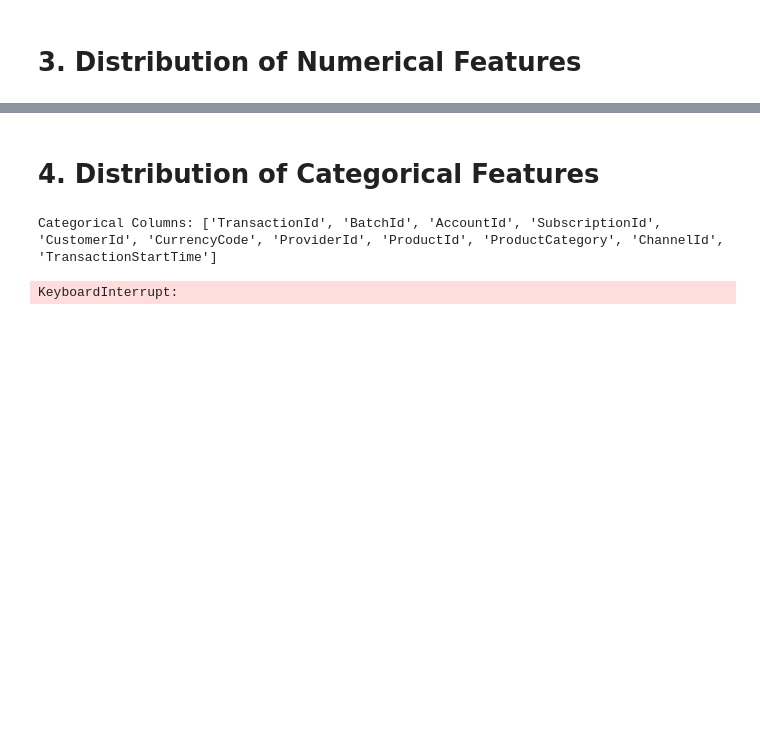
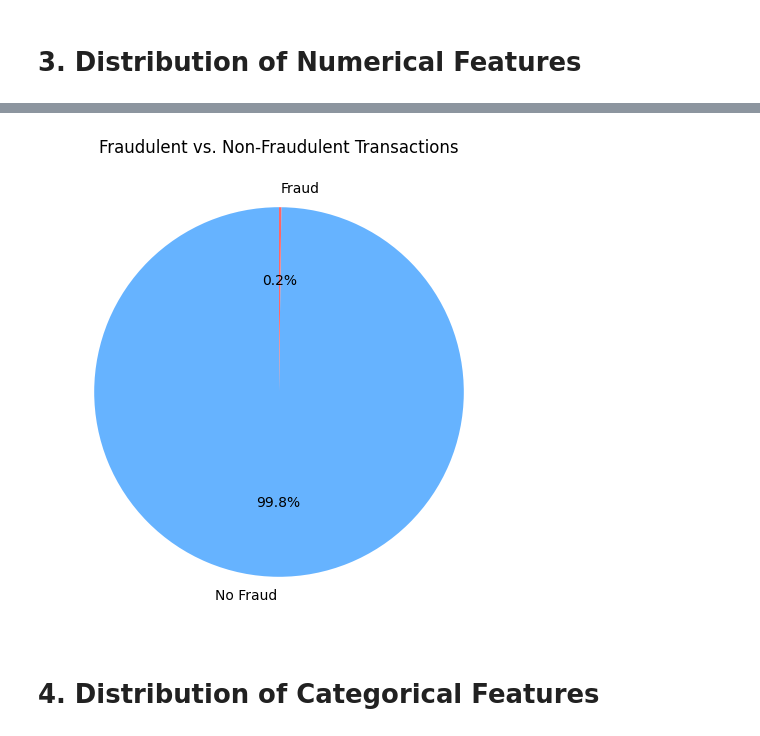
Before and after one commit to Isma7471/Credit-Scoring-Model, a Jupyter notebook: notebooks/01_data_exploration.ipynb, the cells around one changed output, grey strips where cells are left out. Saved outputs shown, nothing was run; the diff lists cells and outputs as text; code cells hidden in the pictures; blank space fills up the shorter version.

```diff
--- a/notebooks/01_data_exploration.ipynb
+++ b/notebooks/01_data_exploration.ipynb
@@ -78,17 +127,11 @@ Numerical Columns: ['CountryCode', 'Amount', 'Value', 'PricingStrategy', 'FraudR
+# %%
+# Fraud Result Count using Pie Chart
+fraud_counts = df['FraudResult'].value_counts()
+plt.figure(figsize=(6, 6))
+plt.pie(fraud_counts, labels=['No Fraud', 'Fraud'], autopct='%1.1f%%', startangle=90, colors=['#66b3ff','#ff6666'])
+plt.title('Fraudulent vs. Non-Fraudulent Transactions')
+plt.show()
+# %% [output]
+[figure, added]
 # %% [markdown]
 # 4. Distribution of Categorical Features
-# %%
-# 4. Distribution of Categorical Features
-categorical_cols = data.select_dtypes(include=['object', 'category']).columns
-print("\nCategorical Columns:", categorical_cols.tolist())
-for col in categorical_cols:
-    plt.figure(figsize=(8, 4))
-    sns.countplot(data=data, x=col, order=data[col].value_counts().index)
-    plt.title(f"Distribution of {col}")
-    plt.xlabel(col)
-    plt.ylabel("Count")
-    plt.xticks(rotation=45)
-    plt.show()
-# %% [output]
-Categorical Columns: ['TransactionId', 'BatchId', 'AccountId', 'SubscriptionId', 'CustomerId', 'CurrencyCode', 'ProviderId', 'ProductId', 'ProductCategory', 'ChannelId', 'TransactionStartTime']
-KeyboardInterrupt:
```
Also changed, not shown: parts of 11 cells of this notebook.
